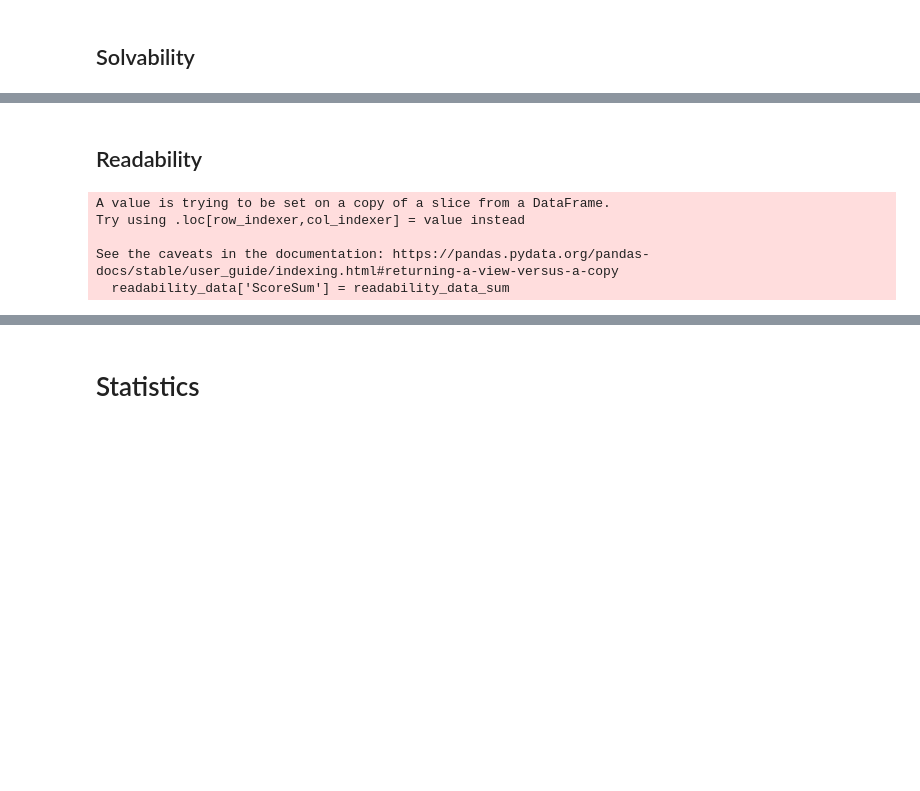
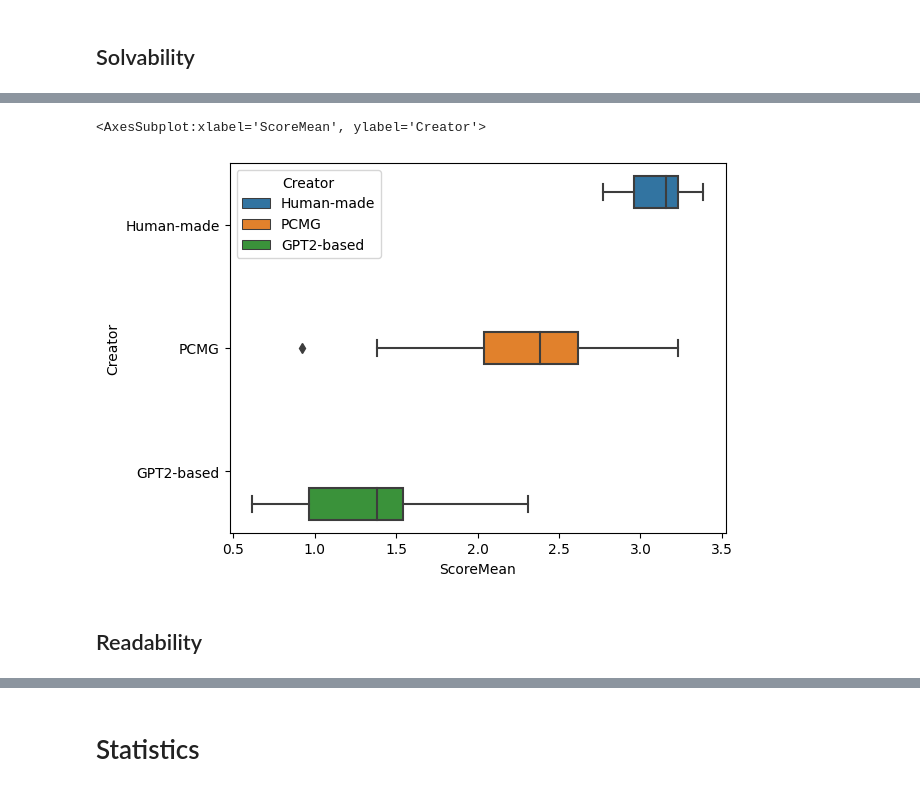
Before and after one commit to rsk25/PCMG, a Jupyter notebook: hypothesis_testing.ipynb, the cells around one changed output, grey strips where cells are left out. Saved outputs shown, nothing was run; the diff lists cells and outputs as text; code cells hidden in the pictures; blank space fills up the shorter version.

```diff
--- a/hypothesis_testing.ipynb
+++ b/hypothesis_testing.ipynb
@@ -108,11 +105,7 @@ sns.barplot(data=solvability_data, x="Question", y="ScoreSum", hue="Creator")
+# %%
+sns.boxplot(data=solvability_data, x="ScoreMean", y="Creator", hue="Creator")
+# %% [output]
+<AxesSubplot:xlabel='ScoreMean', ylabel='Creator'>
+[figure, added]
 # %% [markdown]
 ## Readability
-# %%
-readability_data_sum = readability_data.sum(axis=1, numeric_only=True)
-readability_data['ScoreSum'] = readability_data_sum
-# %% [output]
-A value is trying to be set on a copy of a slice from a DataFrame.
-Try using .loc[row_indexer,col_indexer] = value instead
-
-See the caveats in the documentation: https://pandas.pydata.org/pandas-docs/stable/user_guide/indexing.html#returning-a-view-versus-a-copy
-  readability_data['ScoreSum'] = readability_data_sum
```
Also changed, not shown: parts of 13 cells of this notebook.
